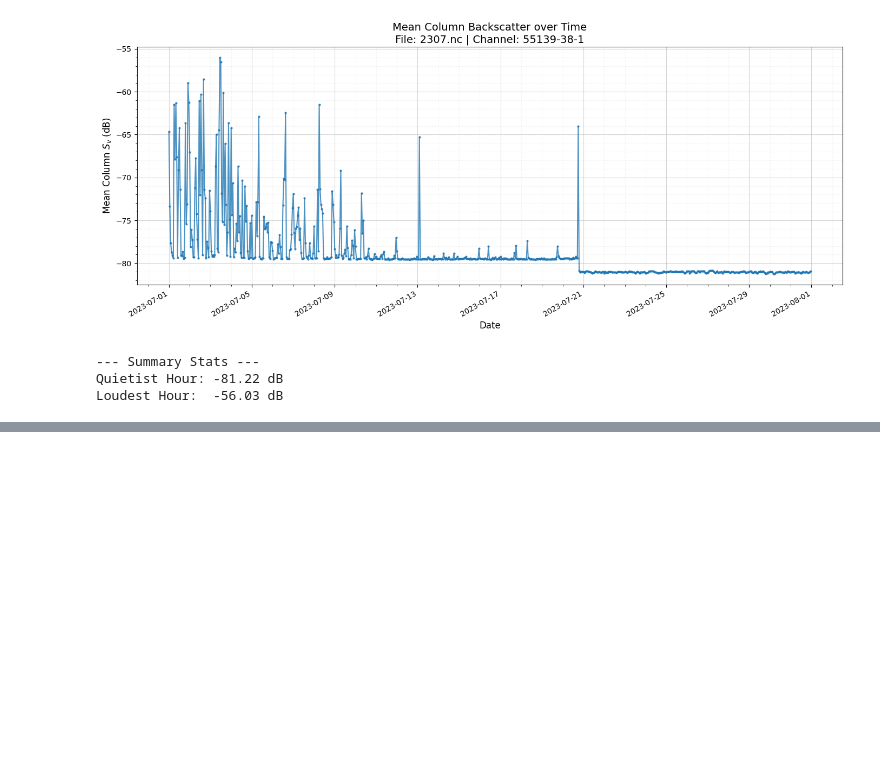
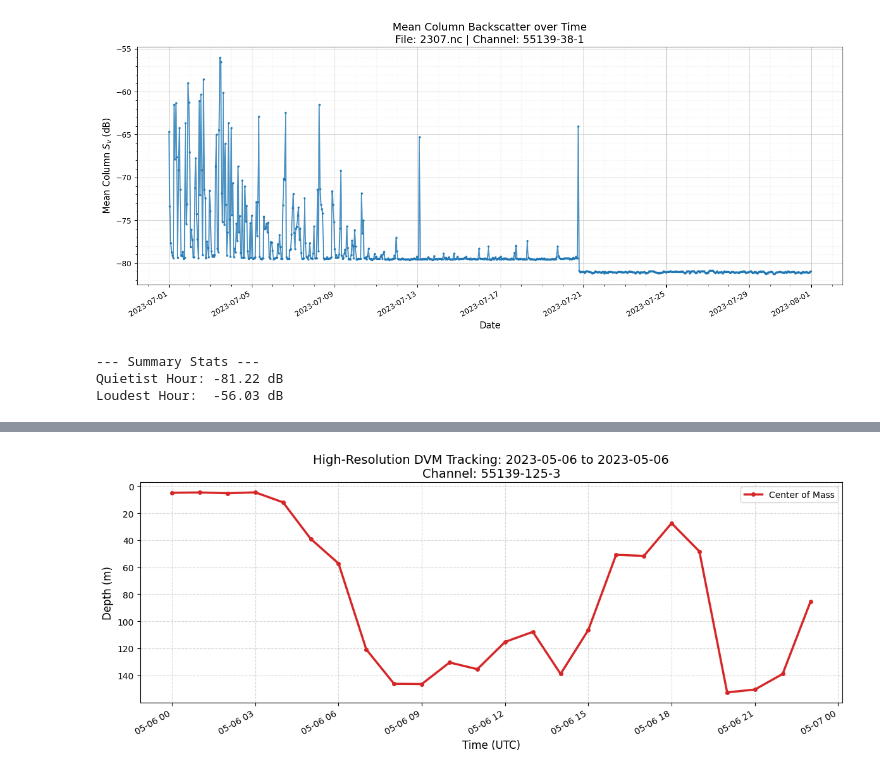
Before and after one commit to rashed-30/NekTone-Processing-AZFP, a Jupyter notebook: analyze.ipynb, the cells around one changed output, grey strips where cells are left out. Saved outputs shown, nothing was run; the diff lists cells and outputs as text; code cells hidden in the pictures; blank space fills up the shorter version.

```diff
--- a/analyze.ipynb
+++ b/analyze.ipynb
@@ -234,0 +299,83 @@ Loudest Hour:  -56.03 dB
+# %%
+import os
+import xarray as xr
+import matplotlib.pyplot as plt
+
+# 1. Load your 5m-binned monthly file
+file_path = 'data_products_monthly/2305_5m_cleaned.nc' # Update filename as needed
+ds = xr.open_dataset(file_path)
+
+# --- NEW: Extract Year and Month from the filename ---
+# This grabs just the filename ('2305_5m_cleaned.nc') and ignores the folder path
+filename = os.path.basename(file_path)
+
+# Slice the first 4 characters. '23' becomes '2023', '05' stays '05'
+year_prefix = "20" + filename[0:2]
+month_prefix = filename[2:4]
+print(f"Detected Year: {year_prefix}, Month: {month_prefix}")
+# -----------------------------------------------------
+
+# Select the channel
+channel_to_use = ds.channel.values[2]
+da_Sv = ds['Sv'].sel(channel=channel_to_use)
+
+# 2. Show available dates
+min_time = str(da_Sv.ping_time.min().values)[:10]
+max_time = str(da_Sv.ping_time.max().values)[:10]
+print(f"--- File contains data from {min_time} to {max_time} ---")
+
+# 3. Get User Input (Now only asks for the day)
+print("\nEnter the days you want to plot")
+# .zfill(2) automatically turns single digits into double digits (e.g., '5' becomes '05')
+start_day = input("Start Day (e.g., 14): ").zfill(2)
+end_day = input("End Day   (e.g., 16): ").zfill(2)
+
+# Automatically stitch the YYYY-MM-DD string together
+start_date = f"{year_prefix}-{month_prefix}-{start_day}"
+end_date = f"{year_prefix}-{month_prefix}-{end_day}"
+
+# 4. SLICE THE DATA FIRST
+da_zoomed = da_Sv.sel(ping_time=slice(start_date, end_date))
+
+if da_zoomed.ping_time.size == 0:
+    print(f"\nError: No data found for {start_date} to {end_date}. Check your dates!")
+else:
+    print(f"\nCalculating Center of Mass for {start_date} to {end_date}...")
+
+    # --- 5. THE CM MATH ---
+    sv_linear = 10 ** (da_zoomed / 10.0)
+
+    depth_coord = sv_linear.depth if 'depth' in sv_linear.coords else sv_linear.echo_range
+
+    weighted_depth = sv_linear * depth_coord
+    sum_weighted_depth = weighted_depth.sum(dim='echo_range', skipna=True)
+    sum_total_sv = sv_linear.sum(dim='echo_range', skipna=True)
+
+    cm_zoomed = sum_weighted_depth / sum_total_sv
+
+    # --- 6. PLOT THE RESULT ---
+    plt.figure(figsize=(12, 5))
+
+    plt.plot(
+        cm_zoomed.ping_time,
+        cm_zoomed,
+        color='#d62728',
+        linewidth=2.5,
+        marker='o',
+        markersize=4,
+        label='Center of Mass'
+    )
+
+    plt.gca().invert_yaxis()
+
+    plt.title(f"High-Resolution DVM Tracking: {start_date} to {end_date}\nChannel: {channel_to_use}", fontsize=14)
+    plt.ylabel("Depth (m)", fontsize=12)
+    plt.xlabel("Time (UTC)", fontsize=12)
+
+    plt.grid(True, which='both', linestyle='--', alpha=0.5)
+    plt.gcf().autofmt_xdate()
+    plt.legend()
+
+    plt.tight_layout()
+    plt.show()
+# %% [output]
@@ -234,0 +388 @@ Loudest Hour:  -56.03 dB
+[figure, added]
```
Also changed, not shown: parts of 7 cells of this notebook.
